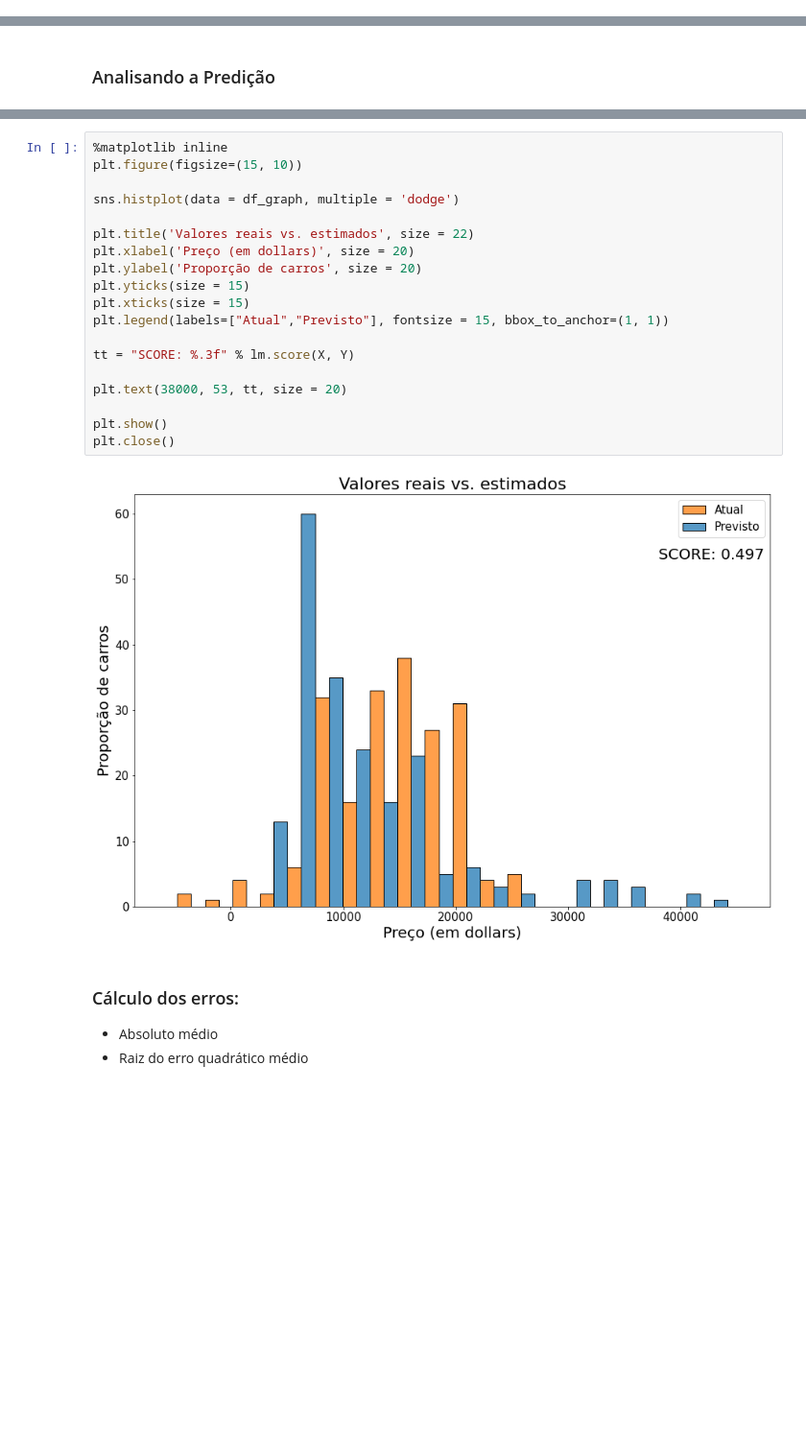
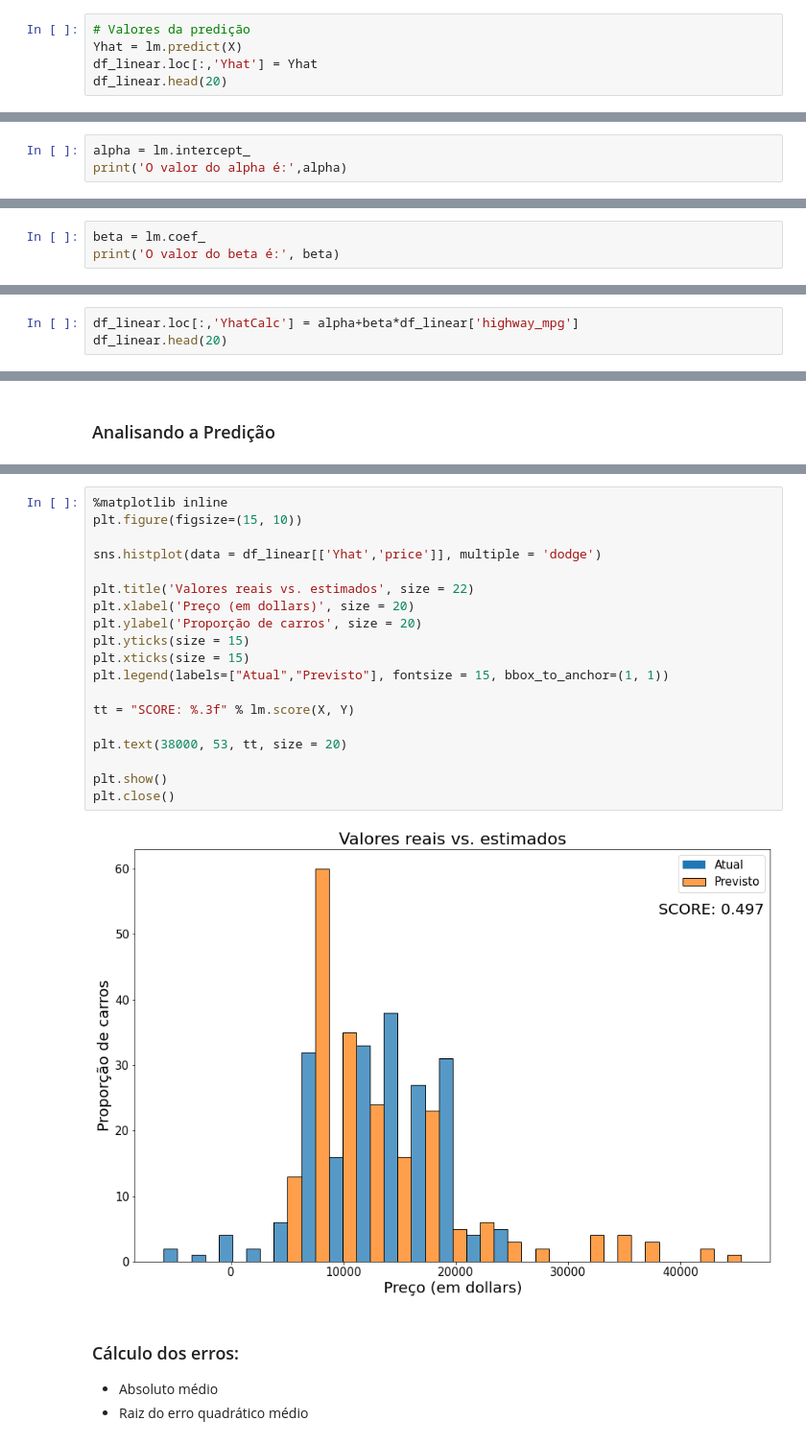
Before and after one commit to EduPekUfpr/PPGOLD7037, a Jupyter notebook: 03-DS_PPGOLD_RegressaoLinear/DS_PPGOLD_Aula03_RegressaoLinear.ipynb, the cells around one changed output, grey strips where cells are left out. Shown at 96% size. Saved outputs shown, nothing was run; the diff lists cells and outputs as text; blank space fills up the shorter version.

```diff
--- a/03-DS_PPGOLD_RegressaoLinear/DS_PPGOLD_Aula03_RegressaoLinear.ipynb
+++ b/03-DS_PPGOLD_RegressaoLinear/DS_PPGOLD_Aula03_RegressaoLinear.ipynb
@@ -123,0 +172,5 @@ Yhat=lm.predict(X)
+# %%
+# Valores da predição
+Yhat = lm.predict(X)
+df_linear.loc[:,'Yhat'] = Yhat
+df_linear.head(20)
@@ -129,0 +197,3 @@ lm.intercept_
+# %%
+alpha = lm.intercept_
+print('O valor do alpha é:',alpha)
@@ -135,0 +204,3 @@ array([-821.73337832])
+# %%
+beta = lm.coef_
+print('O valor do beta é:', beta)
@@ -135,0 +211,3 @@ array([-821.73337832])
+# %%
+df_linear.loc[:,'YhatCalc'] = alpha+beta*df_linear['highway_mpg']
+df_linear.head(20)
@@ -216,24 +296,24 @@ table.loc[table.shape[0]] = ["Modelo 1", lm.score(X, Y)]
 # %%
 %matplotlib inline
 plt.figure(figsize=(15, 10))
 
-sns.histplot(data = df_graph, multiple = 'dodge')
+sns.histplot(data = df_linear[['Yhat','price']], multiple = 'dodge')
 
 plt.title('Valores reais vs. estimados', size = 22)
 plt.xlabel('Preço (em dollars)', size = 20)
 plt.ylabel('Proporção de carros', size = 20)
 plt.yticks(size = 15)
 plt.xticks(size = 15)
 plt.legend(labels=["Atual","Previsto"], fontsize = 15, bbox_to_anchor=(1, 1))
 
 tt = "SCORE: %.3f" % lm.score(X, Y)
 
 plt.text(38000, 53, tt, size = 20)
 
 plt.show()
 plt.close()
 # %% [output]
-[figure, old version]
+[figure, new version]
 # %% [markdown]
 ### Cálculo dos erros:
 
```
Also changed, not shown: parts of 102 cells of this notebook, 6 other files.
